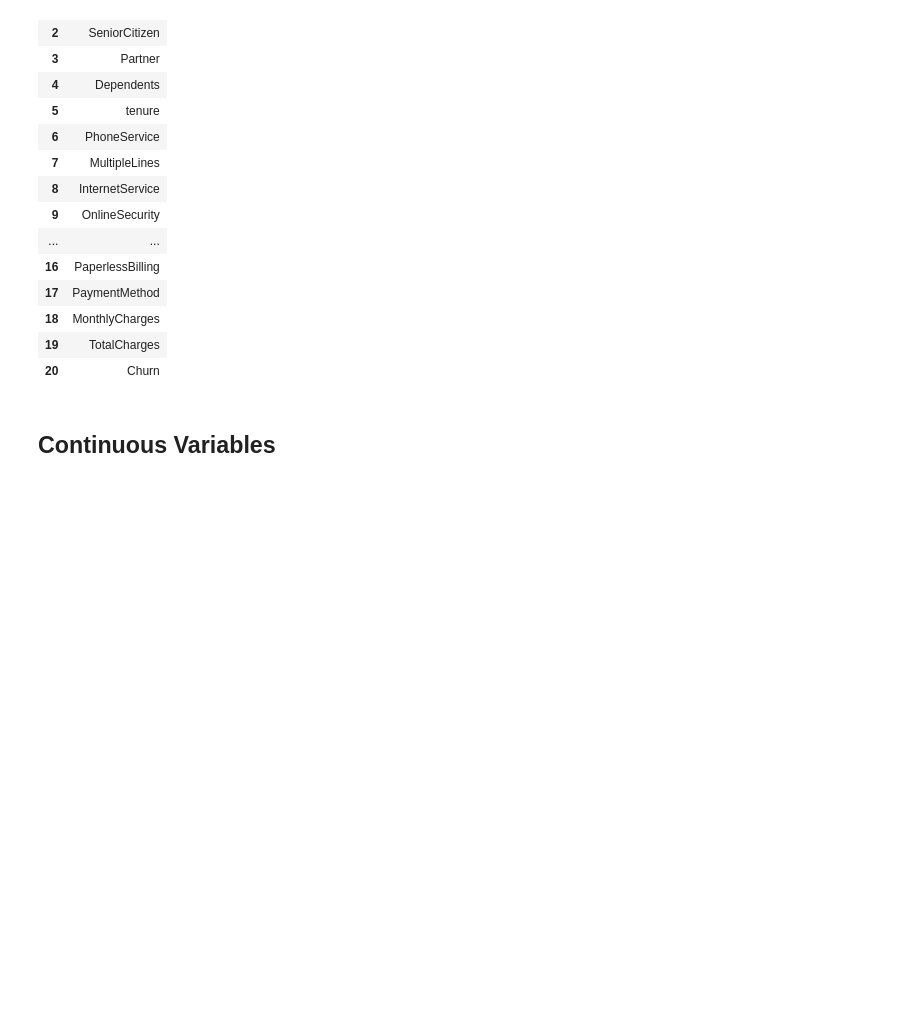
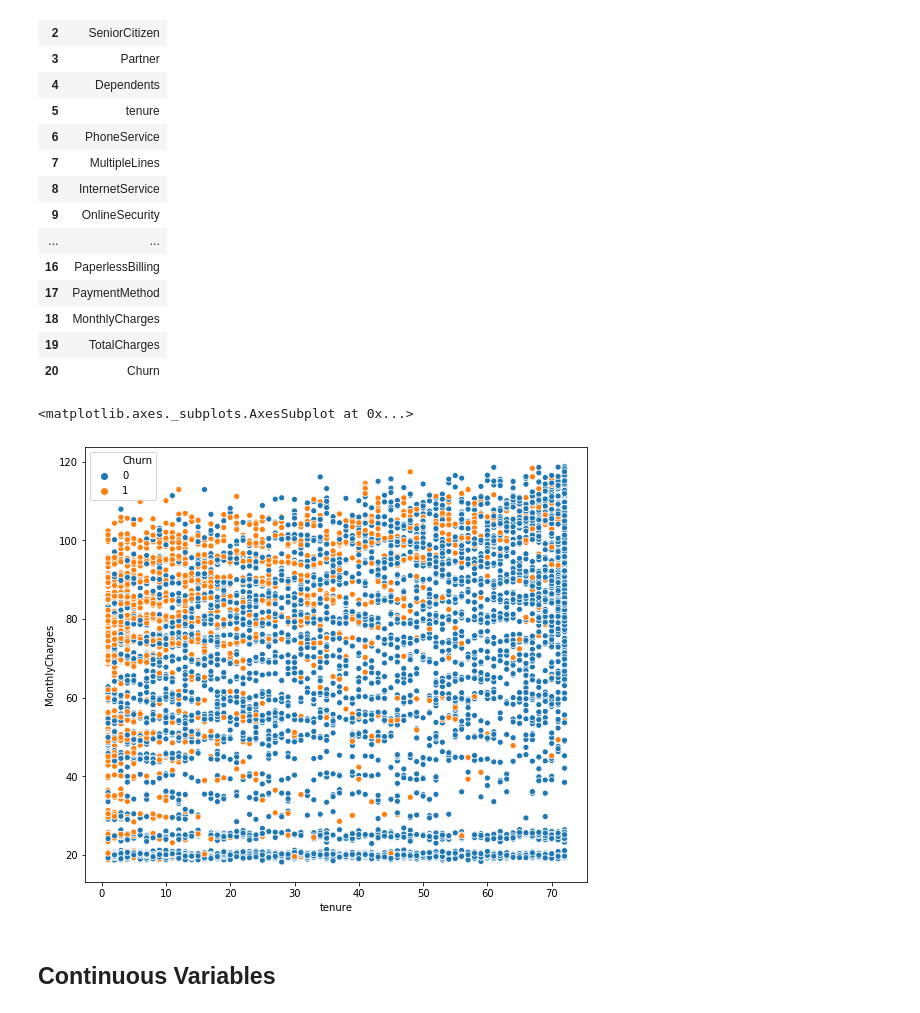
Before and after one commit to Usamahk/telco_analysis, a Jupyter notebook: DnD.ipynb, the cells around one changed output. Cells and saved outputs as stored; diff of their text form; code cells hidden in the pictures; blank space fills up the shorter version.

Commit message:
further analysis and charts

```diff
--- a/DnD.ipynb
+++ b/DnD.ipynb
@@ -146,3 +171,9 @@ df_colnames
 # %%
 df_colnames_cat = df_colnames.drop([0,5,18,19,20]).values
 df_colnames_cont = df_colnames.loc[[5,18,19]].values
+# %%
+plt.figure(figsize=(9,8))
+sns.scatterplot(x="tenure", y="MonthlyCharges", hue = "Churn", data=telco_df)
+# %% [output]
+<matplotlib.axes._subplots.AxesSubplot at 0x...>
+[figure, added]
```
Also changed, not shown: parts of 25 cells of this notebook.
